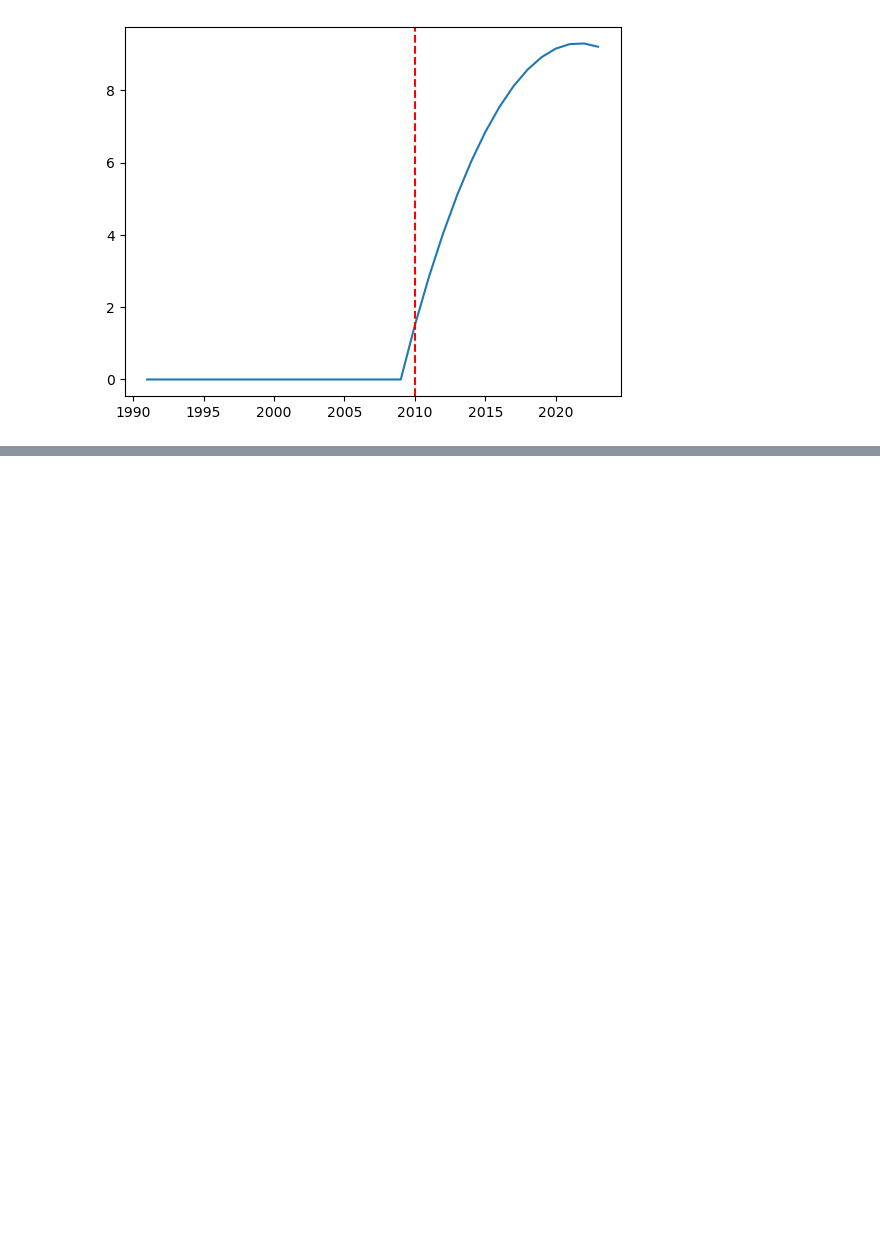
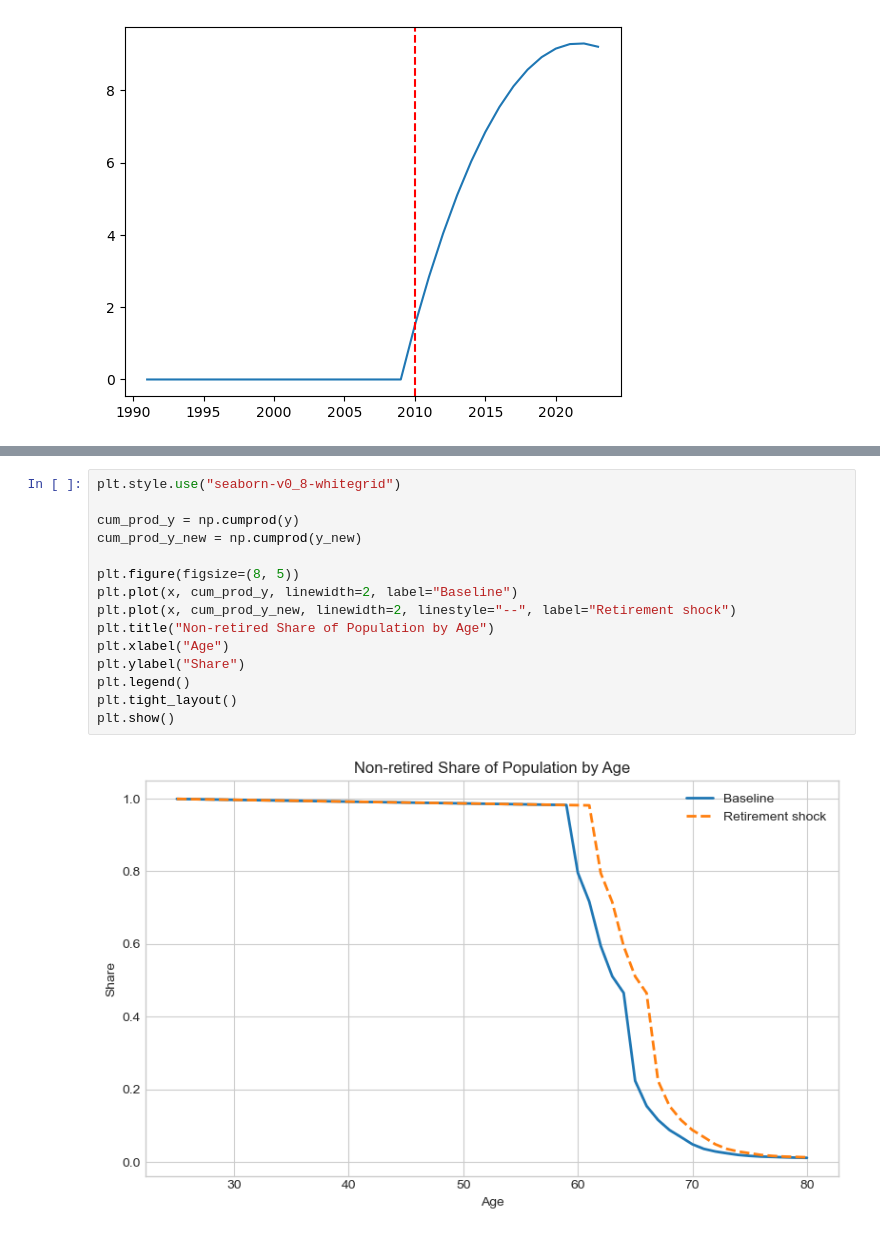
Before and after one commit to peter-l-ravn/Danish-Wage-Gap-Model, a Jupyter notebook: estimate_exogenous_variables.ipynb, the cells around one changed output, grey strips where cells are left out. Drawn from its saved outputs; the diff is of its cells as text; blank space fills up the shorter version.

Commit message:
PLR: Ny retirement

```diff
--- a/estimate_exogenous_variables.ipynb
+++ b/estimate_exogenous_variables.ipynb
@@ -273,0 +279,17 @@ plt.axvline(x=2010, color='red', linestyle='--')
+# %%
+plt.style.use("seaborn-v0_8-whitegrid")
+
+cum_prod_y = np.cumprod(y)
+cum_prod_y_new = np.cumprod(y_new)
+
+plt.figure(figsize=(8, 5))
+plt.plot(x, cum_prod_y, linewidth=2, label="Baseline")
+plt.plot(x, cum_prod_y_new, linewidth=2, linestyle="--", label="Retirement shock")
+plt.title("Non-retired Share of Population by Age")
+plt.xlabel("Age")
+plt.ylabel("Share")
+plt.legend()
+plt.tight_layout()
+plt.show()
+# %% [output]
+[figure, added]
```
Also changed, not shown: parts of 7 cells of this notebook, 7 other files.
